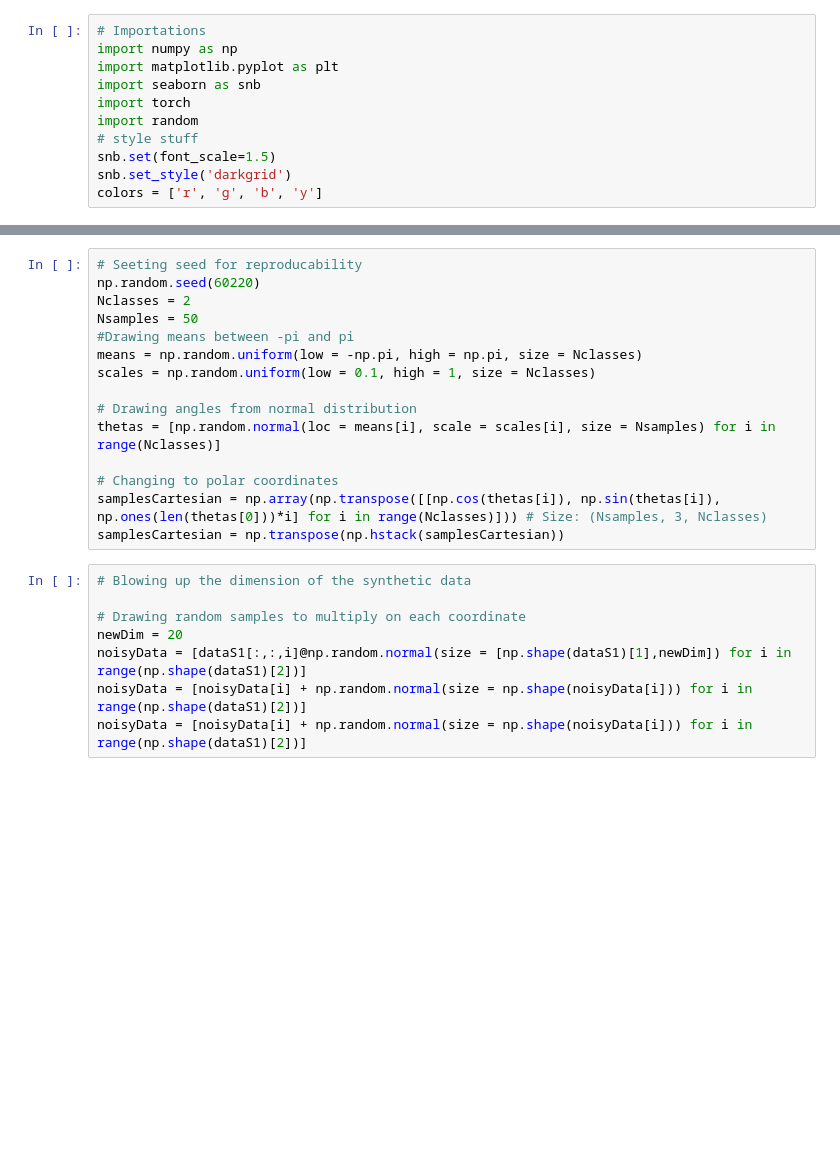
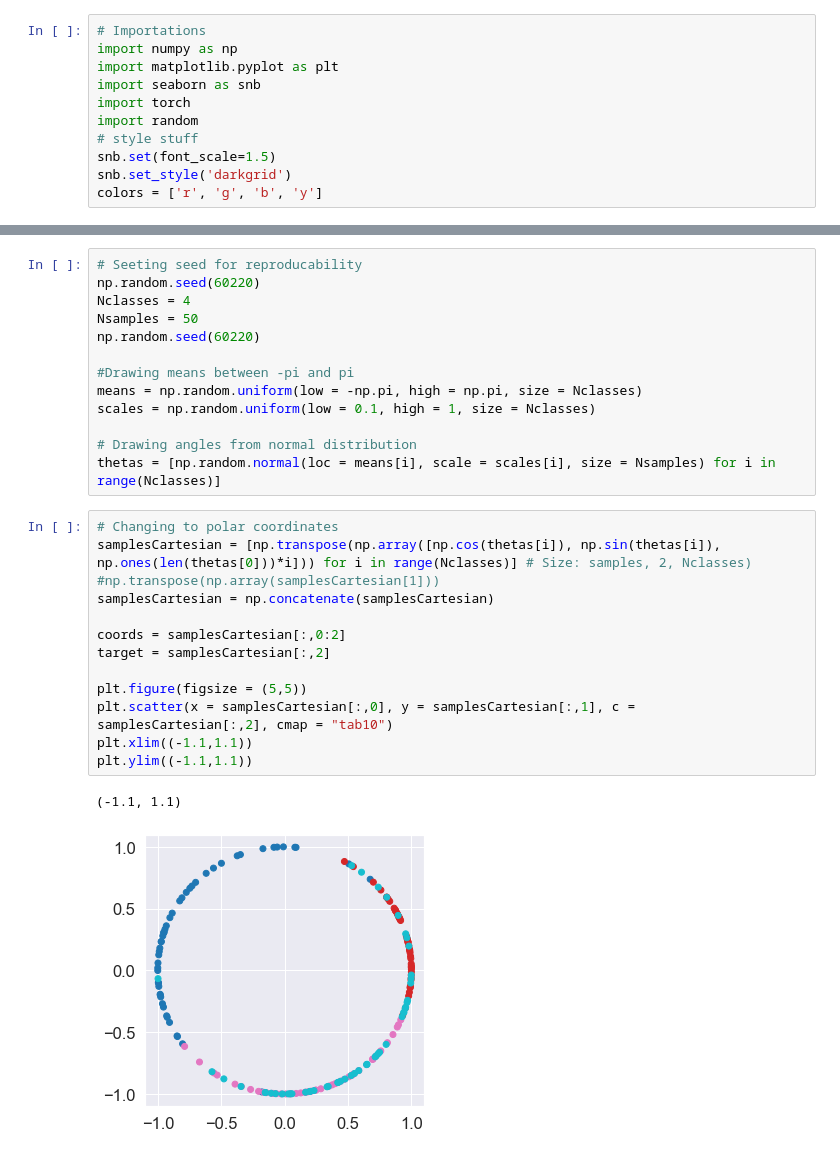
Before and after one commit to sorenhartmann/spherical-vae, a Jupyter notebook: notebooks/generatingSyntheticData.ipynb, the cells around one changed output, grey strips where cells are left out. Cells and saved outputs as stored; diff of their text form; blank space fills up the shorter version.

Commit message:
SynthData S1

```diff
--- a/notebooks/generatingSyntheticData.ipynb
+++ b/notebooks/generatingSyntheticData.ipynb
@@ -33,23 +43,29 @@ plt.ylim(-1.1, 1.1)
 # %%
 # Seeting seed for reproducability
 np.random.seed(60220)
-Nclasses = 2
+Nclasses = 4
 Nsamples = 50
+np.random.seed(60220)
+
 #Drawing means between -pi and pi
 means = np.random.uniform(low = -np.pi, high = np.pi, size = Nclasses)
 scales = np.random.uniform(low = 0.1, high = 1, size = Nclasses)
 
 # Drawing angles from normal distribution
 thetas = [np.random.normal(loc = means[i], scale = scales[i], size = Nsamples) for i in range(Nclasses)]
-
-# Changing to polar coordinates
-samplesCartesian = np.array(np.transpose([[np.cos(thetas[i]), np.sin(thetas[i]), np.ones(len(thetas[0]))*i] for i in range(Nclasses)])) # Size: (Nsamples, 3, Nclasses)
-samplesCartesian = np.transpose(np.hstack(samplesCartesian))
-# %%
-# Blowing up the dimension of the synthetic data
-
-# Drawing random samples to multiply on each coordinate
-newDim = 20
-noisyData = [dataS1[:,:,i]@np.random.normal(size = [np.shape(dataS1)[1],newDim]) for i in range(np.shape(dataS1)[2])]
-noisyData = [noisyData[i] + np.random.normal(size = np.shape(noisyData[i])) for i in range(np.shape(dataS1)[2])]
-noisyData = [noisyData[i] + np.random.normal(size = np.shape(noisyData[i])) for i in range(np.shape(dataS1)[2])]
+# %%
+# Changing to polar coordinates
+samplesCartesian = [np.transpose(np.array([np.cos(thetas[i]), np.sin(thetas[i]),  np.ones(len(thetas[0]))*i])) for i in range(Nclasses)] # Size: samples, 2, Nclasses)
+#np.transpose(np.array(samplesCartesian[1]))
+samplesCartesian = np.concatenate(samplesCartesian)
+
+coords = samplesCartesian[:,0:2]
+target = samplesCartesian[:,2]
+
+plt.figure(figsize = (5,5))
+plt.scatter(x = samplesCartesian[:,0], y = samplesCartesian[:,1], c = samplesCartesian[:,2], cmap = "tab10")
+plt.xlim((-1.1,1.1))
+plt.ylim((-1.1,1.1))
+# %% [output]
+(-1.1, 1.1)
+[figure, added]
```
Also changed, not shown: parts of 6 cells of this notebook, 1 other file.
